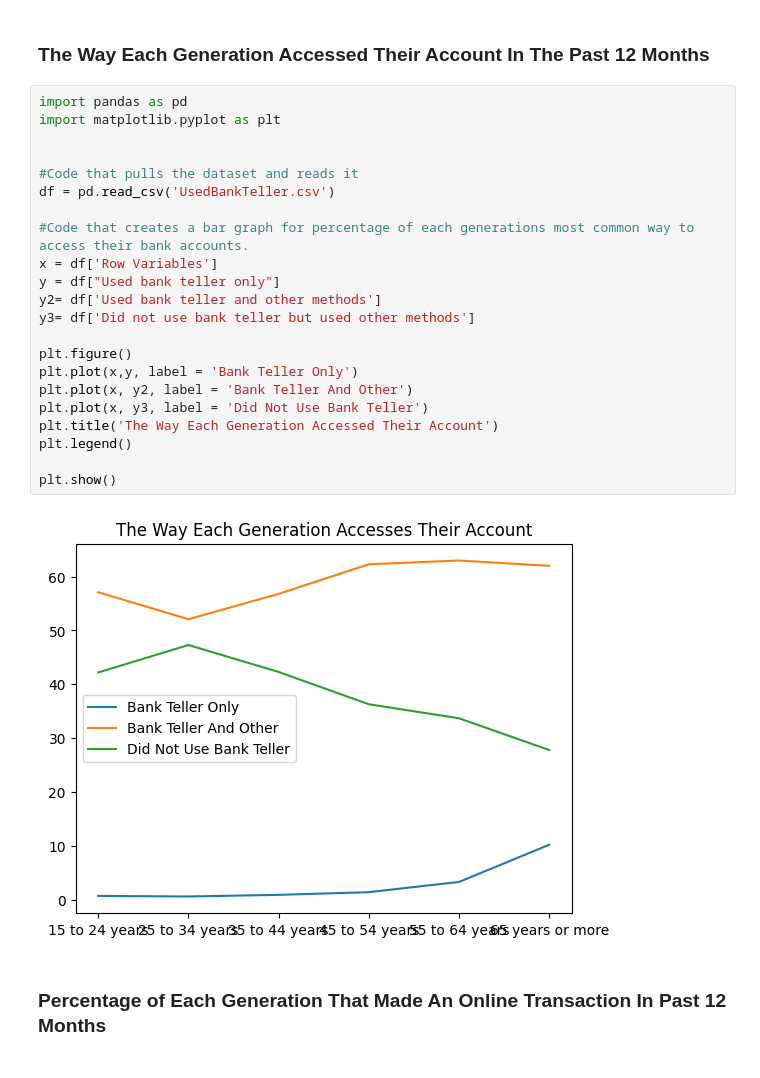
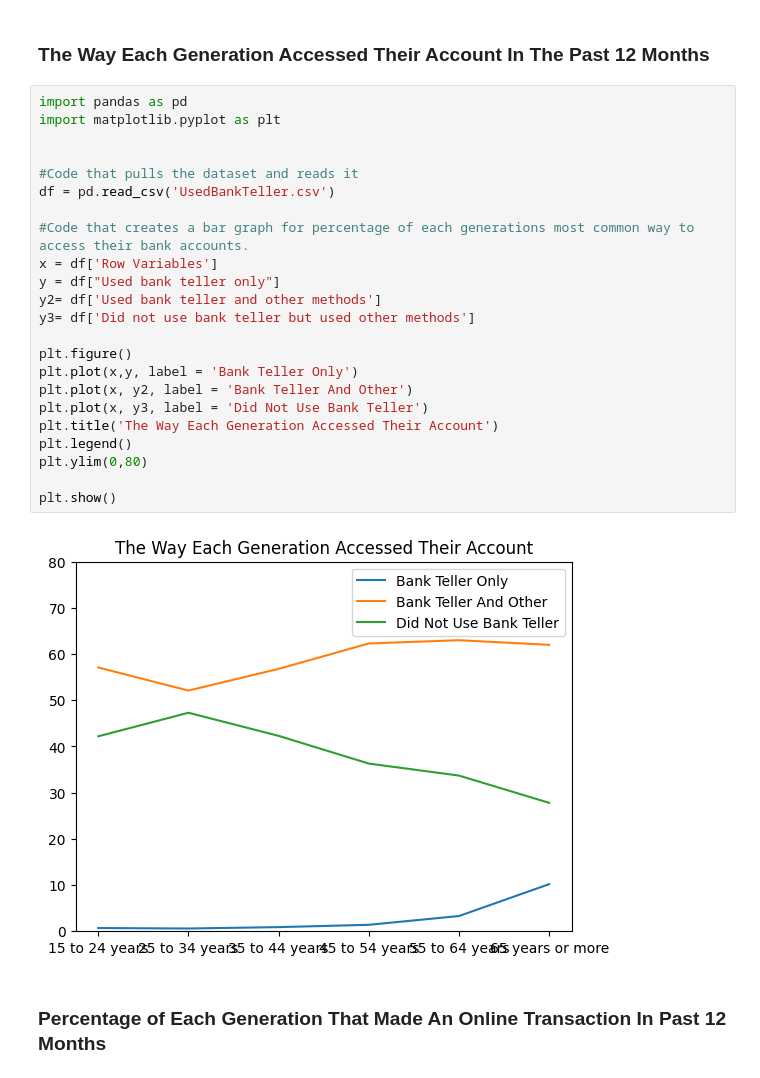
Before and after one commit to ryanmoore2121/Capstone, a Jupyter notebook: Banking.ipynb, the cells around one changed output. Cells and saved outputs as stored; diff of their text form.

```diff
--- a/Banking.ipynb
+++ b/Banking.ipynb
@@ -32,27 +33,28 @@ plt.show
 # %%
 import pandas as pd
 import matplotlib.pyplot as plt
 
 
 #Code that pulls the dataset and reads it
 df = pd.read_csv('UsedBankTeller.csv')
 
 #Code that creates a bar graph for percentage of each generations most common way to access their bank accounts.
 x = df['Row Variables']
 y = df["Used bank teller only"]
 y2= df['Used bank teller and other methods']
 y3= df['Did not use bank teller but used other methods']
 
 plt.figure()
 plt.plot(x,y, label = 'Bank Teller Only')
 plt.plot(x, y2, label = 'Bank Teller And Other')
 plt.plot(x, y3, label = 'Did Not Use Bank Teller')
 plt.title('The Way Each Generation Accessed Their Account')
 plt.legend()
+plt.ylim(0,80)
 
 plt.show()
 # %% [output]
-[figure, old version]
+[figure, new version]
 # %% [markdown]
 ### Percentage of Each Generation That Made An Online Transaction In Past 12 Months
 # %%
```
Also changed, not shown: parts of 6 cells of this notebook, 1 other file.
